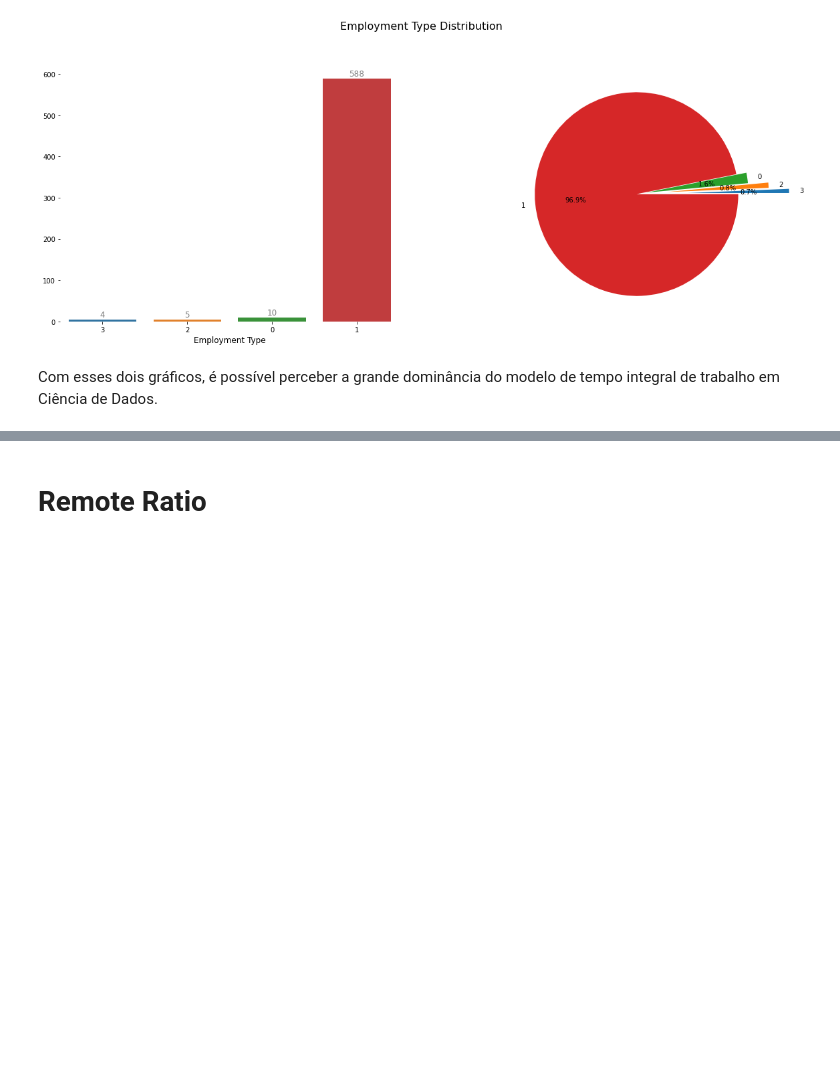
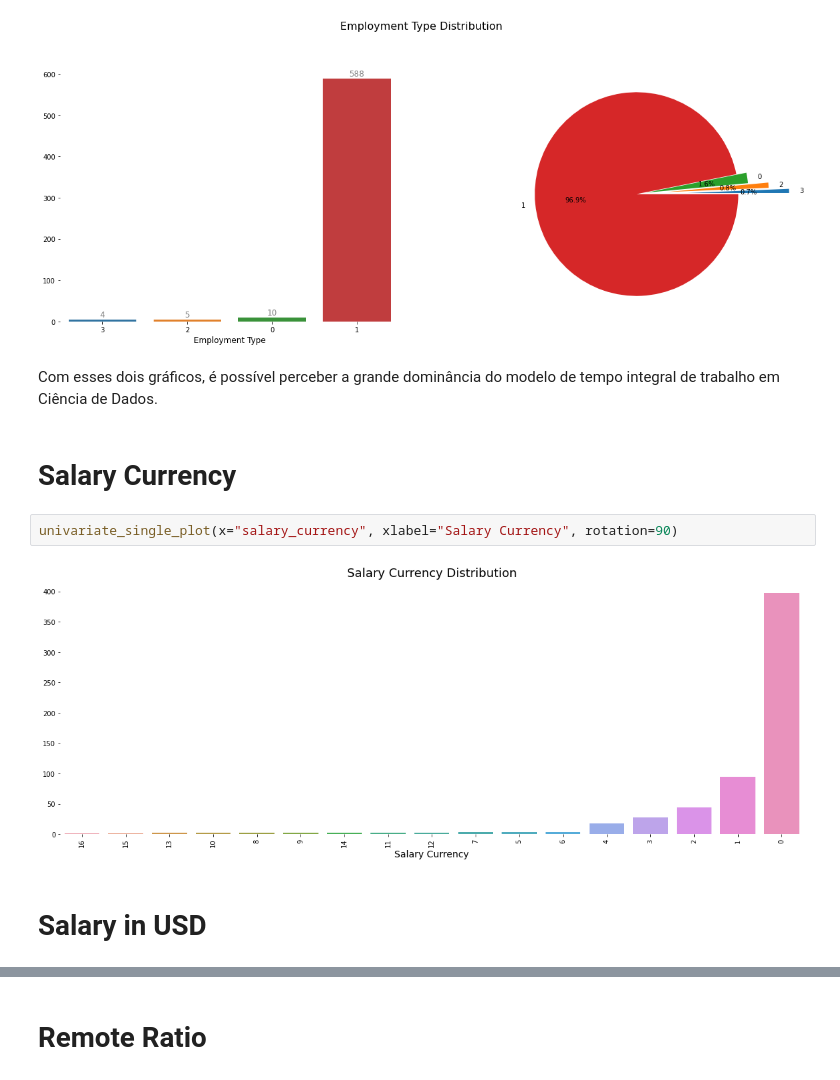
Before and after one commit to leotanaka4/ds-job-salaries, a Jupyter notebook: main.ipynb, the cells around one changed output, grey strips where cells are left out. Saved outputs shown, nothing was run; the diff lists cells and outputs as text; blank space fills up the shorter version.

```diff
--- a/main.ipynb
+++ b/main.ipynb
@@ -600,3 +600,11 @@ univariate_multi_plot(x="employment_type", xlabel="Employment Type", explode=(0.
 [figure]
 # %% [markdown]
 Com esses dois gráficos, é possível perceber a grande dominância do modelo de tempo integral de trabalho em Ciência de Dados.
+# %% [markdown]
+# Salary Currency
+# %%
+univariate_single_plot(x="salary_currency", xlabel="Salary Currency", rotation=90)
+# %% [output]
+[figure, added]
+# %% [markdown]
+# Salary in USD
```
Also changed, not shown: parts of 17 cells of this notebook.
